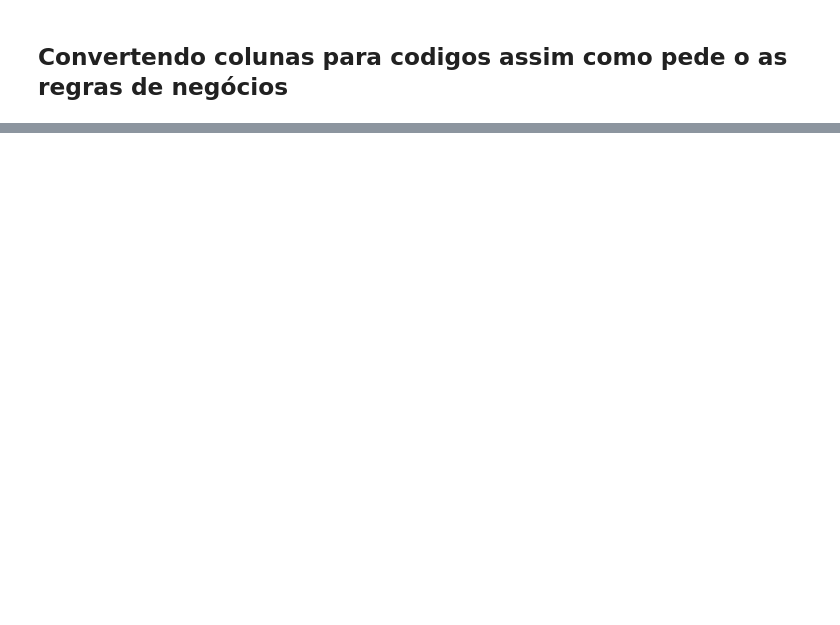
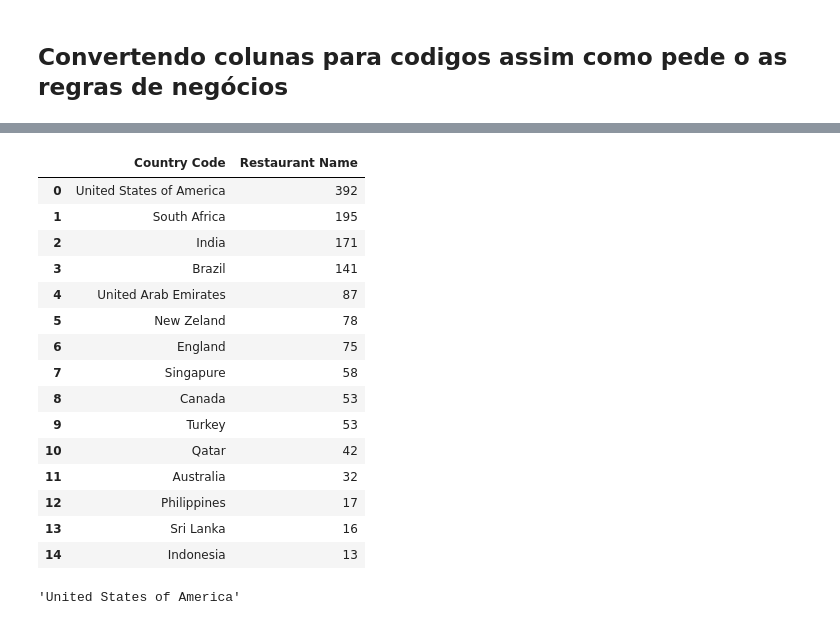
Before and after one commit to evaldocunhaf/Analise-de-dados-FTC-CDS, a Jupyter notebook: analise.ipynb, the cells around one changed output, grey strips where cells are left out. Cells and saved outputs as stored; diff of their text form; code cells hidden in the pictures; blank space fills up the shorter version.

```diff
--- a/analise.ipynb
+++ b/analise.ipynb
@@ -225,0 +368,26 @@ Name: Rating color, Length: 7527, dtype: object
+# %%
+filtro_restaurantes4 = df_limpo["Price range"] == "gourmet"
+agrupadoRestaurantes4 = df_limpo.loc[filtro_restaurantes4, ["Restaurant Name", "Country Code"]].groupby(["Country Code"]).nunique().sort_values(ascending=False, by="Restaurant Name").reset_index()
+agrupadoRestaurantes4
+# %% [output]
+|  | Country Code | Restaurant Name |
+| 0 | United States of America | 392 |
+| 1 | South Africa | 195 |
+| 2 | India | 171 |
+| 3 | Brazil | 141 |
+| 4 | United Arab Emirates | 87 |
+| 5 | New Zeland | 78 |
+| 6 | England | 75 |
+| 7 | Singapure | 58 |
+| 8 | Canada | 53 |
+| 9 | Turkey | 53 |
+| 10 | Qatar | 42 |
+| 11 | Australia | 32 |
+| 12 | Philippines | 17 |
+| 13 | Sri Lanka | 16 |
+| 14 | Indonesia | 13 |
+# %%
+paisMaisRestaurante4 = agrupadoRestaurantes4.iloc[0,0]
+paisMaisRestaurante4
+# %% [output]
+'United States of America'
```
Also changed, not shown: parts of 37 cells of this notebook, 1 other file.
